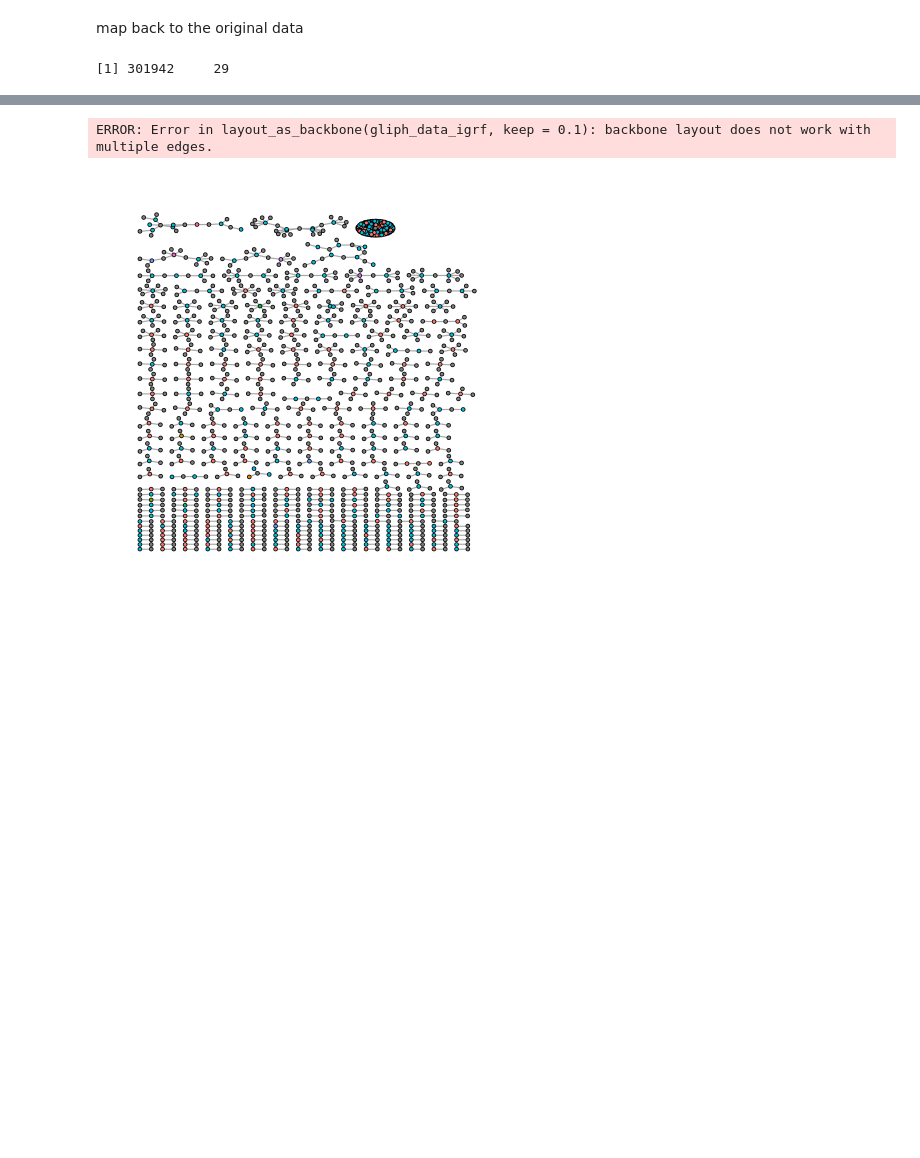
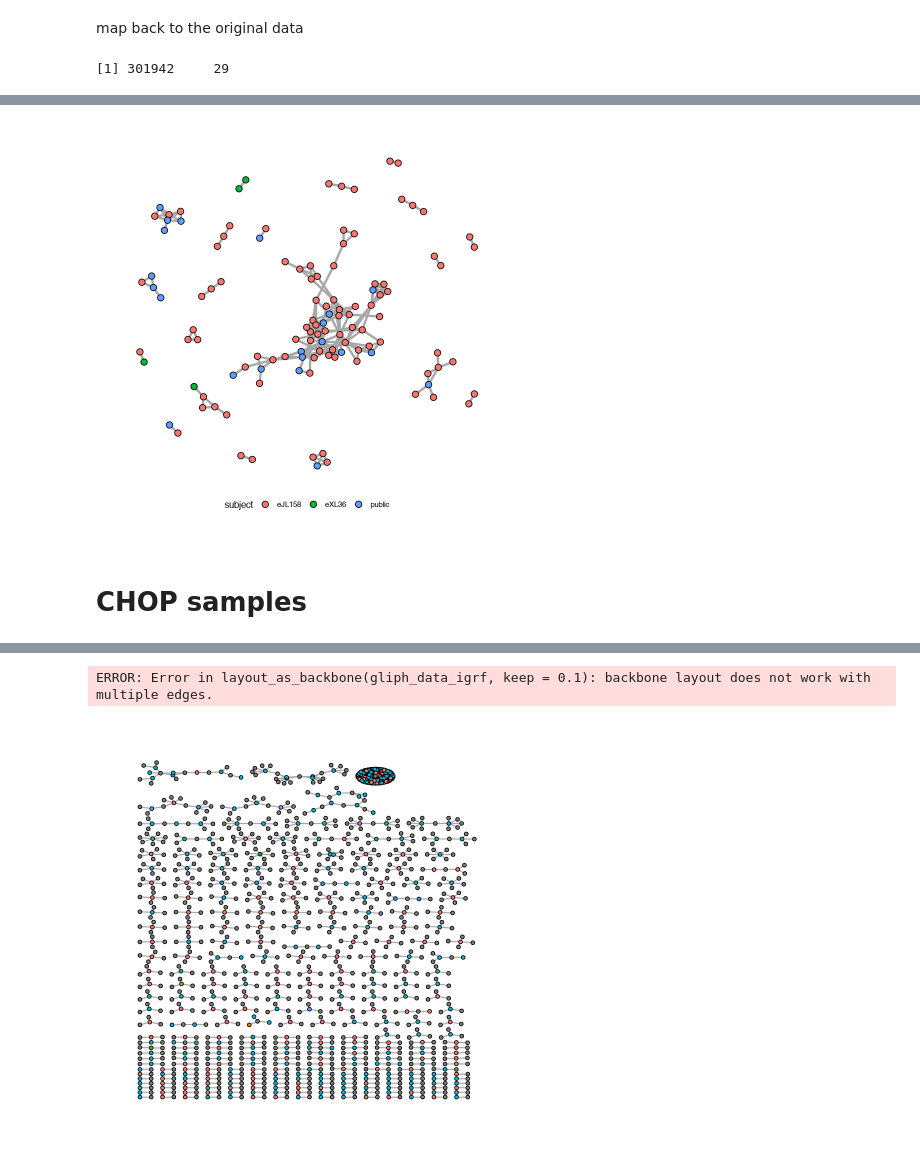
Before and after one commit to pughlab/ped_CapTCRseq, a Jupyter notebook: notebooks/000_GLIPH_analysis.ipynb, the cells around one changed output, grey strips where cells are left out. Saved outputs shown, nothing was run; the diff lists cells and outputs as text; code cells hidden in the pictures; blank space fills up the shorter version.

```diff
--- a/notebooks/000_GLIPH_analysis.ipynb
+++ b/notebooks/000_GLIPH_analysis.ipynb
@@ -176,0 +137,17 @@ ggraph(gliph_data_igrf, layout = "fr") + #graphopt, fr, mds
+# %%
+gliph_data_igrf1 <- delete.vertices(gliph_data_igrf, which(degree(gliph_data_igrf) == 0))
+# %%
+set.seed(1)
+ggraph(gliph_data_igrf1, layout = "graphopt") + #graphopt, fr, mds
+  geom_edge_link0(edge_colour = "grey66", width = 1) +
+  geom_node_point(aes(fill = subject), shape = 21, size = 3) +
+#  geom_node_text(aes(filter = size >= 26, label = name), family = "serif") +
+#  scale_fill_manual() +
+#  scale_edge_width(range = c(0.2, 3)) +
+#  scale_size(range = c(1, 6)) +
+  theme_graph(base_family="sans") +
+  theme(legend.position = "bottom")
+# %% [output]
+[figure, added]
+# %% [markdown]
+# CHOP samples
```
Also changed, not shown: parts of 36 cells of this notebook.
